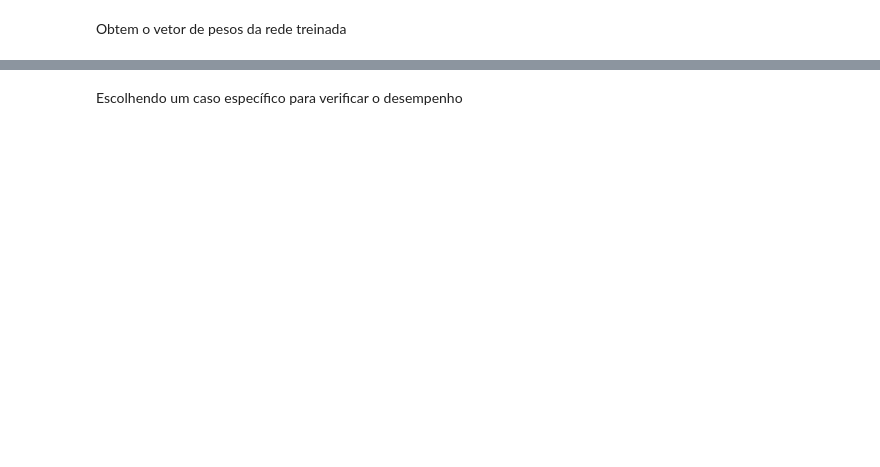
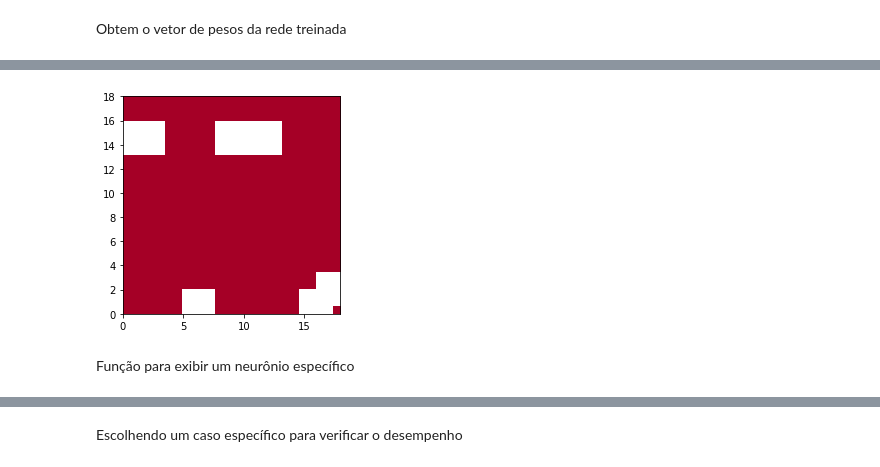
Before and after one commit to vilsonrodrigues/PegasusProject, a Jupyter notebook: Pegasus_Project.ipynb, the cells around one changed output, grey strips where cells are left out. Drawn from its saved outputs; the diff is of its cells as text; code cells hidden in the pictures; blank space fills up the shorter version.

```diff
--- a/Pegasus_Project.ipynb
+++ b/Pegasus_Project.ipynb
@@ -75,3 +81,0 @@ Obtendo os valores das repostas
-# %%
-Y_train = nota
-Y_train[1]
@@ -106,21 +108,3 @@ for x in X_train:
     MContAp[pos] += 1
   MContT[pos] += 1
   cont= cont+1
-# %%
-X_train_selec = table...
-
-cont = 0
-vencedorX = pd.DataFrame()
-vencedorY = pd.DataFrame()
-
-for i in X_train_selec:
-  novoX = pd.DataFrame()
-  novoY = pd.DataFrame()
-  pos = som.winner(i)
-  arraybi = np.asarray(pos)
-  coordX = arraybi[:,0]
-  coordY = arraybi[:,1]
-  novoX["Vencedor semana "+str(i)] = coordX
-  novoY["Vencedor semana "+str(i)] = coordY
-  vencedorX.concat(novoX)
-  vencedorY.concat(novoY)
@@ -126,0 +260,28 @@ for i in X_train_selec:
+# %%
+cont = 1;
+#MContRe = np.zeros((tamanhoXdaRede,tamanhoYdaRede))
+matriz = np.zeros((tamanhoXdaRede,tamanhoXdaRede))
+for i in range(len(MContRe)):
+  for j in range(len(MContRe)):
+    matriz[i][j] = MContRe[i][j]/MContT[i][j]
+# %%
+import matplotlib.cm as cm
+import matplotlib.mlab as mlab
+import matplotlib.pyplot as plt
+
+delta = 0.025
+#x = y = np.arange(-3.0, 3.0, delta)
+#X, Y = np.meshgrid(x, y)
+#Z1 = mlab.bivariate_normal(X, Y, 1.0, 1.0, 0.0, 0.0)
+#Z2 = mlab.bivariate_normal(X, Y, 1.5, 0.5, 1, 1)
+#Z = Z2 - Z1  # difference of Gaussians
+
+im = plt.imshow(matriz, interpolation='bilinear', cmap=cm.RdYlGn,
+                origin='lower', extent=[0, 18, 0, 18],
+                vmax=abs(matriz).max(), vmin=-abs(matriz).max())
+
+plt.show()
+# %% [output]
+[figure, added]
+# %% [markdown]
+Função para exibir um neurônio específico
```
Also changed, not shown: parts of 84 cells of this notebook.
